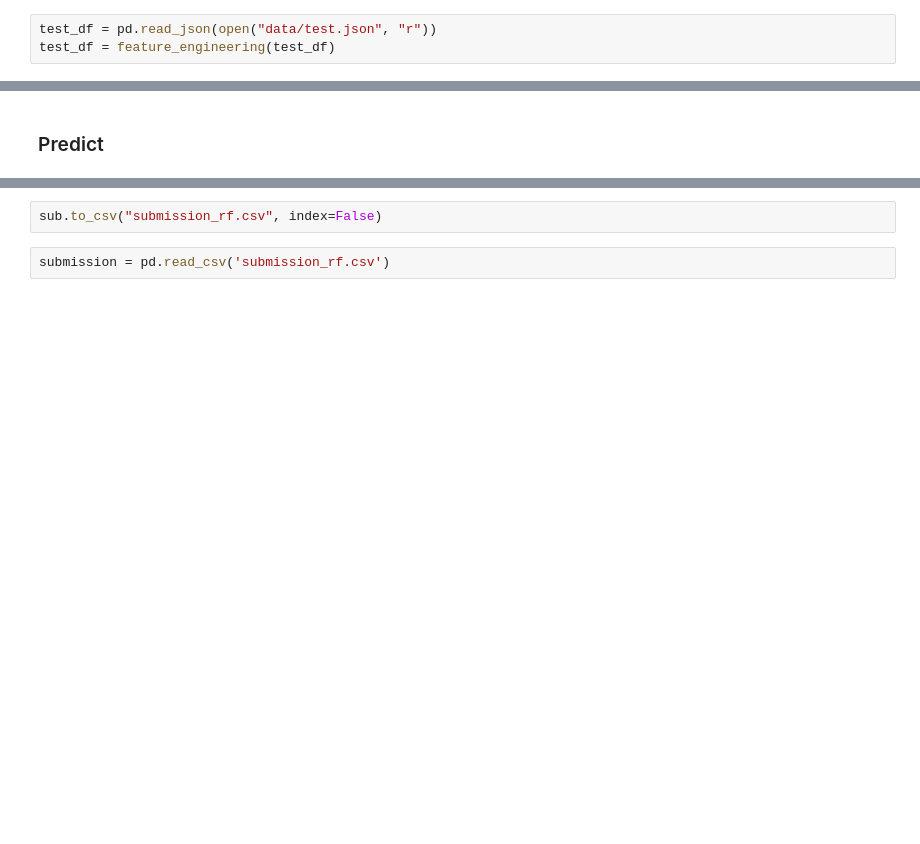
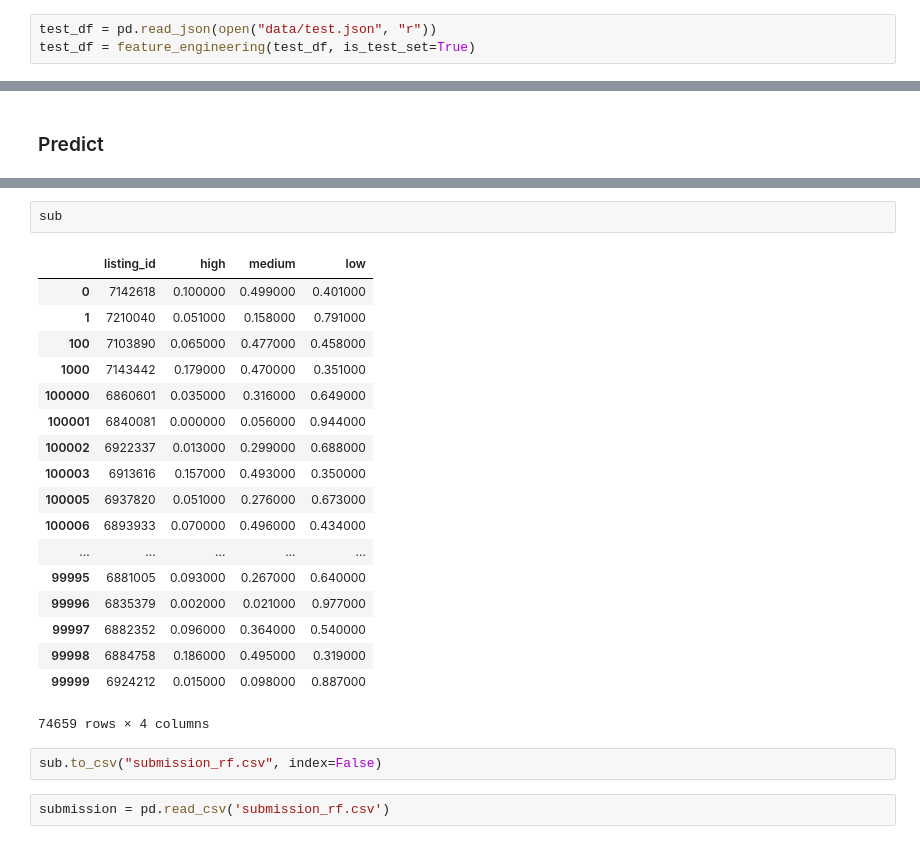
Before and after one commit to jnvipul/case_study, a Jupyter notebook: given_model.ipynb, the cells around one changed output, grey strips where cells are left out. Saved outputs shown, nothing was run; the diff lists cells and outputs as text; blank space fills up the shorter version.

```diff
--- a/given_model.ipynb
+++ b/given_model.ipynb
@@ -434,7 +400,7 @@ X.shape
 ### Read and feature engineer
 # %%
 test_df = pd.read_json(open("data/test.json", "r"))
-test_df = feature_engineering(test_df)
+test_df = feature_engineering(test_df, is_test_set=True)
 # %%
 test_df[get_feature_list()].describe()
 # %% [output]
@@ -499,3 +429,24 @@ for label in ["high", "medium", "low"]:
+# %%
+sub
+# %% [output]
+|  | listing_id | high | medium | low |
+| 0 | 7142618 | 0.100000 | 0.499000 | 0.401000 |
+| 1 | 7210040 | 0.051000 | 0.158000 | 0.791000 |
+| 100 | 7103890 | 0.065000 | 0.477000 | 0.458000 |
+| 1000 | 7143442 | 0.179000 | 0.470000 | 0.351000 |
+| 100000 | 6860601 | 0.035000 | 0.316000 | 0.649000 |
+| 100001 | 6840081 | 0.000000 | 0.056000 | 0.944000 |
+| 100002 | 6922337 | 0.013000 | 0.299000 | 0.688000 |
+| 100003 | 6913616 | 0.157000 | 0.493000 | 0.350000 |
+| 100005 | 6937820 | 0.051000 | 0.276000 | 0.673000 |
+| 100006 | 6893933 | 0.070000 | 0.496000 | 0.434000 |
+| ... | ... | ... | ... | ... |
+| 99995 | 6881005 | 0.093000 | 0.267000 | 0.640000 |
+| 99996 | 6835379 | 0.002000 | 0.021000 | 0.977000 |
+| 99997 | 6882352 | 0.096000 | 0.364000 | 0.540000 |
+| 99998 | 6884758 | 0.186000 | 0.495000 | 0.319000 |
+| 99999 | 6924212 | 0.015000 | 0.098000 | 0.887000 |
+74659 rows × 4 columns
 # %%
 sub.to_csv("submission_rf.csv", index=False)
 # %%
```
Also changed, not shown: parts of 18 cells of this notebook, 2 other files.
